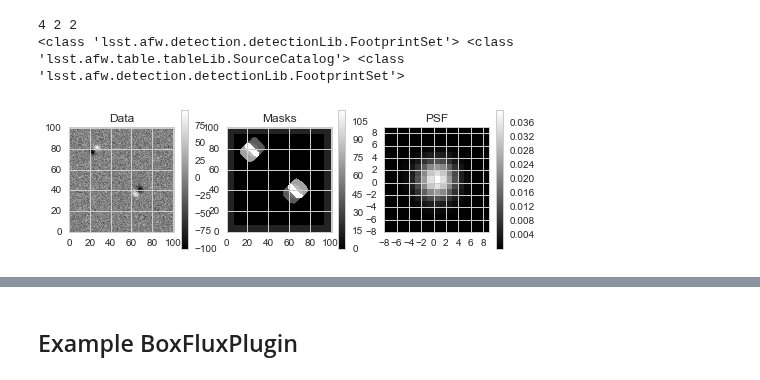
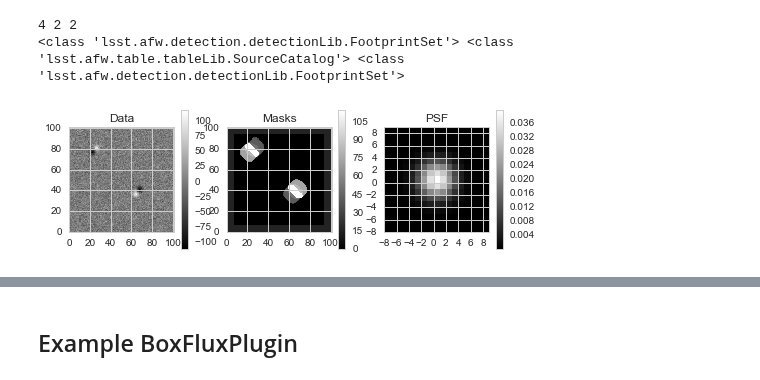
Before and after one commit to djreiss/lsst-dipole, a Jupyter notebook: notebooks/test_notebooks/plugin_and_algorithm/11. try writing the new dipole fitting plugin-finalize it-optimize it.ipynb, the cells around one changed output, grey strips where cells are left out. Cells and saved outputs as stored; diff of their text form; code cells hidden in the pictures.

```diff
--- a/notebooks/test_notebooks/plugin_and_algorithm/11. try writing the new dipole fitting plugin-finalize it-optimize it.ipynb
+++ b/notebooks/test_notebooks/plugin_and_algorithm/11. try writing the new dipole fitting plugin-finalize it-optimize it.ipynb
@@ -209,11 +207,11 @@ detectConfig.thresholdType = "pixel_stdev"
 detectTask = lsst.meas.algorithms.SourceDetectionTask(config=detectConfig, schema=schema)
 
 table = lsst.afw.table.SourceTable.make(schema)
-detectResult = detectTask.run(table, exposure)
+detectResult = detectTask.run(table, dipole)
 catalog = detectResult.sources
 #results = detectTask.makeSourceCatalog(table, exposure, sigma=psfSigma)
 
-deblendTask.run(exposure, catalog, psf=exposure.getPsf())
+deblendTask.run(dipole, catalog, psf=dipole.getPsf())
 # %% [markdown]
 Now do the merge. Make sure to only do this once! If you need to re-run it, then re-run the 2 cells above as well.
 # %%
@@ -227,9 +225,9 @@ print type(fpSet), type(detectResult.sources), type(detectResult.fpSets.positive
 4 2 2
 <class 'lsst.afw.detection.detectionLib.FootprintSet'> <class 'lsst.afw.table.tableLib.SourceCatalog'> <class 'lsst.afw.detection.detectionLib.FootprintSet'>
 # %%
-displayExposure(exposure, showPsf=True)
+displayExposure(dipole, showPsf=True)
 # %% [output]
-[figure, old version]
+[figure, new version]
 # %%
 #xc = npa([15.3, 34.2])
 #yc = npa([18.6, 33.5])
```
Also changed, not shown: parts of 11 cells of this notebook.
